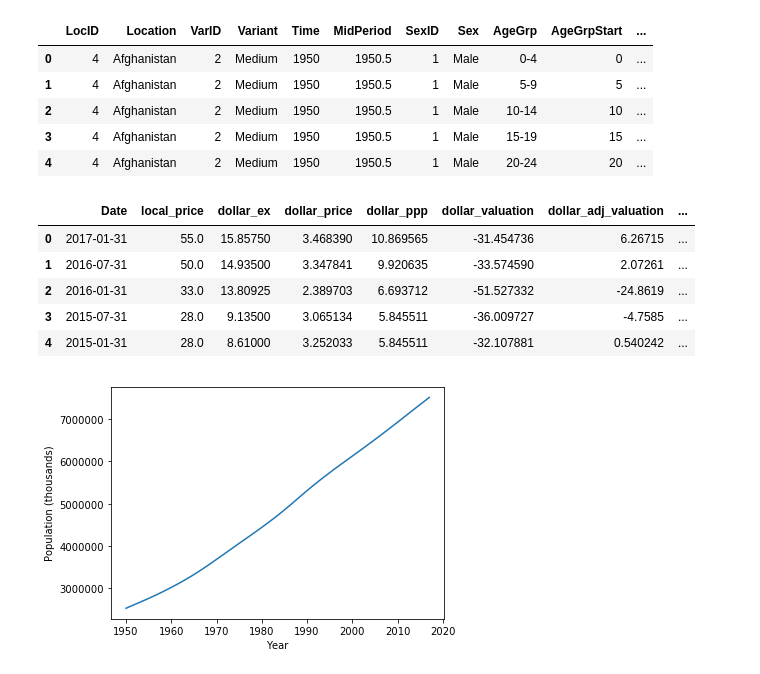
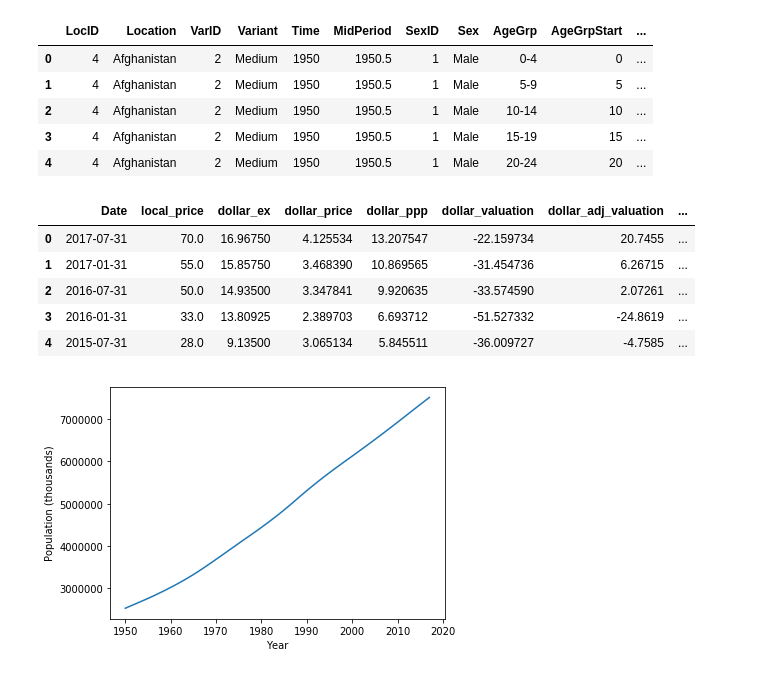
Before and after one commit to PacktPublishing/Matplotlib-2.x-By-Example, a Jupyter notebook: Chapter04/Chapter 4-Visualizing online data.ipynb, the cells around one changed output. Saved outputs shown, nothing was run; the diff lists cells and outputs as text; code cells hidden in the pictures.

```diff
--- a/Chapter04/Chapter 4-Visualizing online data.ipynb
+++ b/Chapter04/Chapter 4-Visualizing online data.ipynb
@@ -137,39 +135,39 @@ def get_quandl_dataset(api_key, code):
     # Format the response as Pandas Dataframe
     df = pd.DataFrame(response['dataset']['data'], columns=response['dataset']['column_names'])
 
     # Label the country code
     df['country'] = code[-3:]
 
     return df
 
 
 quandl_dfs = []
 codes = get_bigmac_codes()
 
 # Replace this with your own API key
-api_key = "sGHKyHvLbvH1_yfvnUyb"
+api_key = "YOUR_OWN_KEY"
 
 for code in codes.Code:
     # Get the DataFrame of a Quandl dataset
     df = get_quandl_dataset(api_key, code)
 
     # Store in a list
     quandl_dfs.append(df)
 
     # Prevents exceeding the API speed limit
     time.sleep(2)
 
 
 # Concatenate the list of dataframes into a single one
 bigmac_df = pd.concat(quandl_dfs)
 bigmac_df.head()
 # %% [output]
 |  | Date | local_price | dollar_ex | dollar_price | dollar_ppp | dollar_valuation | dollar_adj_valuation | ... |
-| 0 | 2017-01-31 | 55.0 | 15.85750 | 3.468390 | 10.869565 | -31.454736 | 6.26715 | ... |
-| 1 | 2016-07-31 | 50.0 | 14.93500 | 3.347841 | 9.920635 | -33.574590 | 2.07261 | ... |
-| 2 | 2016-01-31 | 33.0 | 13.80925 | 2.389703 | 6.693712 | -51.527332 | -24.8619 | ... |
-| 3 | 2015-07-31 | 28.0 | 9.13500 | 3.065134 | 5.845511 | -36.009727 | -4.7585 | ... |
-| 4 | 2015-01-31 | 28.0 | 8.61000 | 3.252033 | 5.845511 | -32.107881 | 0.540242 | ... |
+| 0 | 2017-07-31 | 70.0 | 16.96750 | 4.125534 | 13.207547 | -22.159734 | 20.7455 | ... |
+| 1 | 2017-01-31 | 55.0 | 15.85750 | 3.468390 | 10.869565 | -31.454736 | 6.26715 | ... |
+| 2 | 2016-07-31 | 50.0 | 14.93500 | 3.347841 | 9.920635 | -33.574590 | 2.07261 | ... |
+| 3 | 2016-01-31 | 33.0 | 13.80925 | 2.389703 | 6.693712 | -51.527332 | -24.8619 | ... |
+| 4 | 2015-07-31 | 28.0 | 9.13500 | 3.065134 | 5.845511 | -36.009727 | -4.7585 | ... |
 # %%
 import matplotlib.pyplot as plt
 
```
Also changed, not shown: parts of 55 cells of this notebook.
